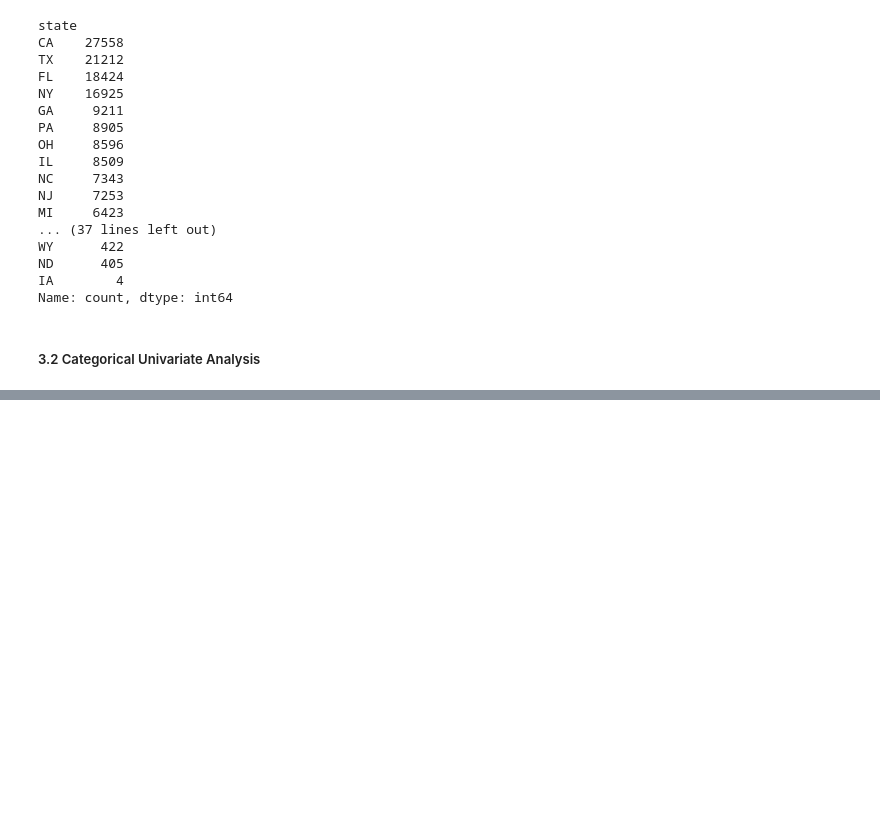
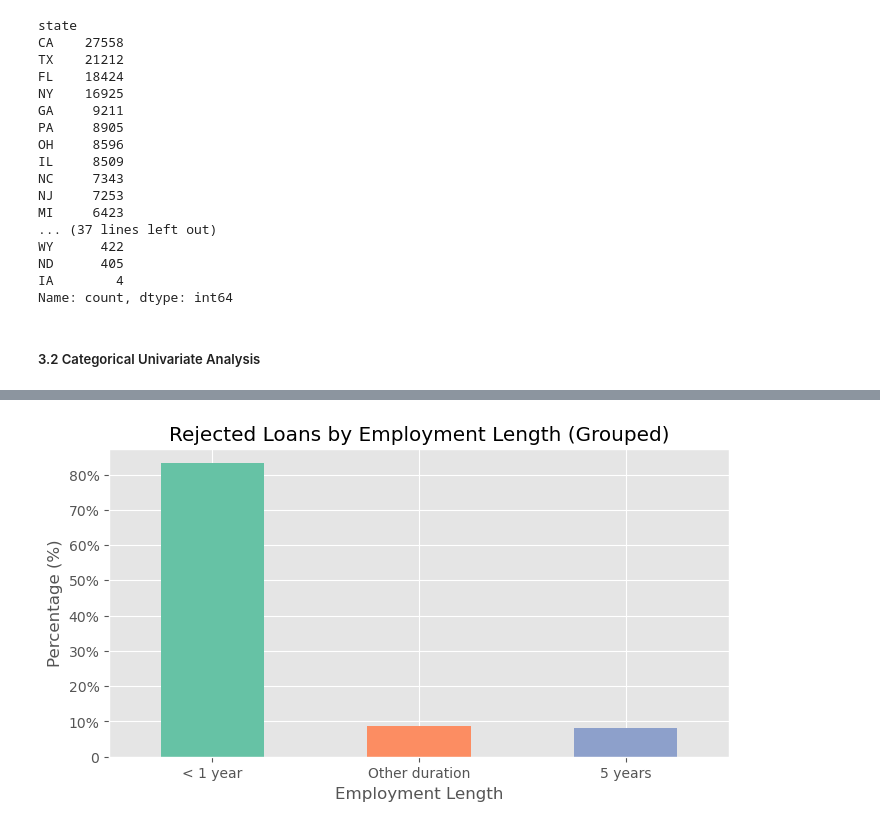
Before and after one commit to satveerkaur/credit_risk_and_loan_performance_analysis, a Jupyter notebook: notebooks/2_data_sampling_and_exploration.ipynb, the cells around one changed output, grey strips where cells are left out. Drawn from its saved outputs; the diff is of its cells as text; code cells hidden in the pictures; blank space fills up the shorter version.

```diff
--- a/notebooks/2_data_sampling_and_exploration.ipynb
+++ b/notebooks/2_data_sampling_and_exploration.ipynb
@@ -228,0 +234,14 @@ for col in categorical_cols:
+# %%
+top_emp = ['< 1 year', '5 years']  # largest categories
+emp_grouped = rejected_loans['employment_length'].apply(lambda x: x if x in top_emp else 'Other duration')
+plt.figure(figsize=(8,4))
+(emp_grouped.value_counts(normalize=True) * 100).plot(kind='bar', color=sns.color_palette("Set2", 3))
+ax = plt.gca()
+ax.yaxis.set_major_formatter(plt.FuncFormatter(lambda y,pos: f'{int(y)}%' if y!=0 else '0'))
+plt.ylabel('Percentage (%)')
+plt.xlabel('Employment Length')
+plt.title('Rejected Loans by Employment Length (Grouped)')
+plt.xticks(rotation=0)
+plt.show()
+# %% [output]
+[figure, added]
```
Also changed, not shown: parts of 13 cells of this notebook.
